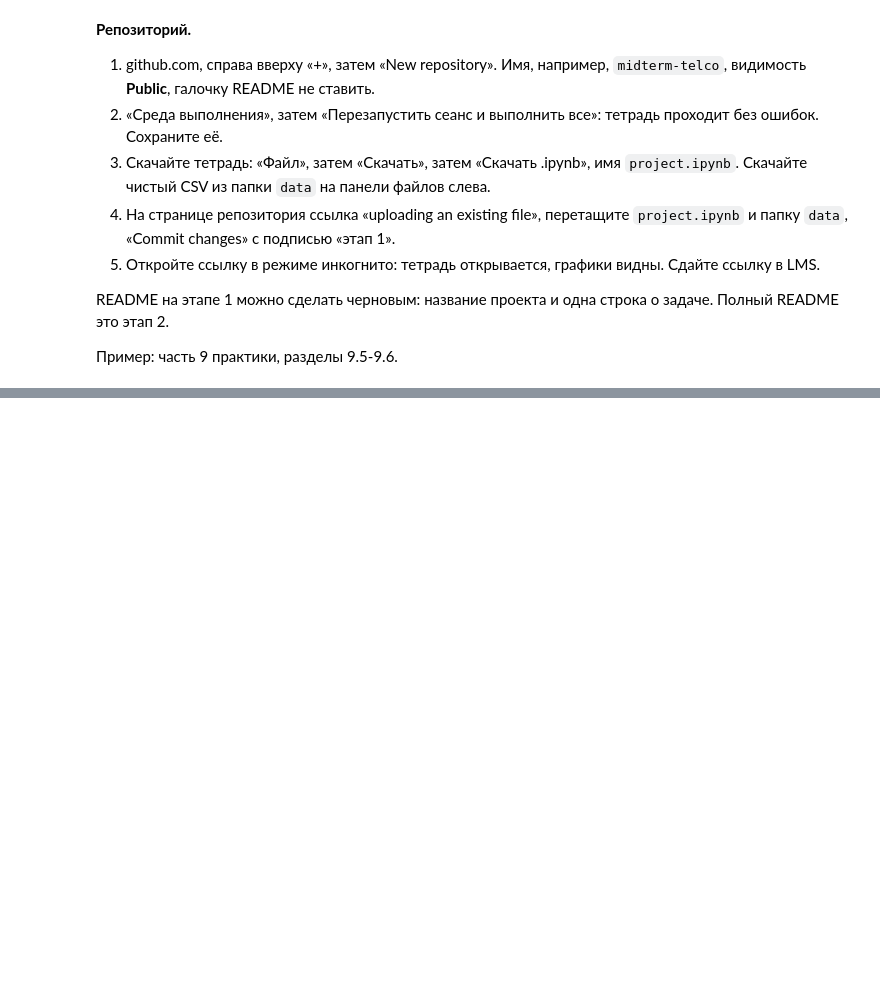
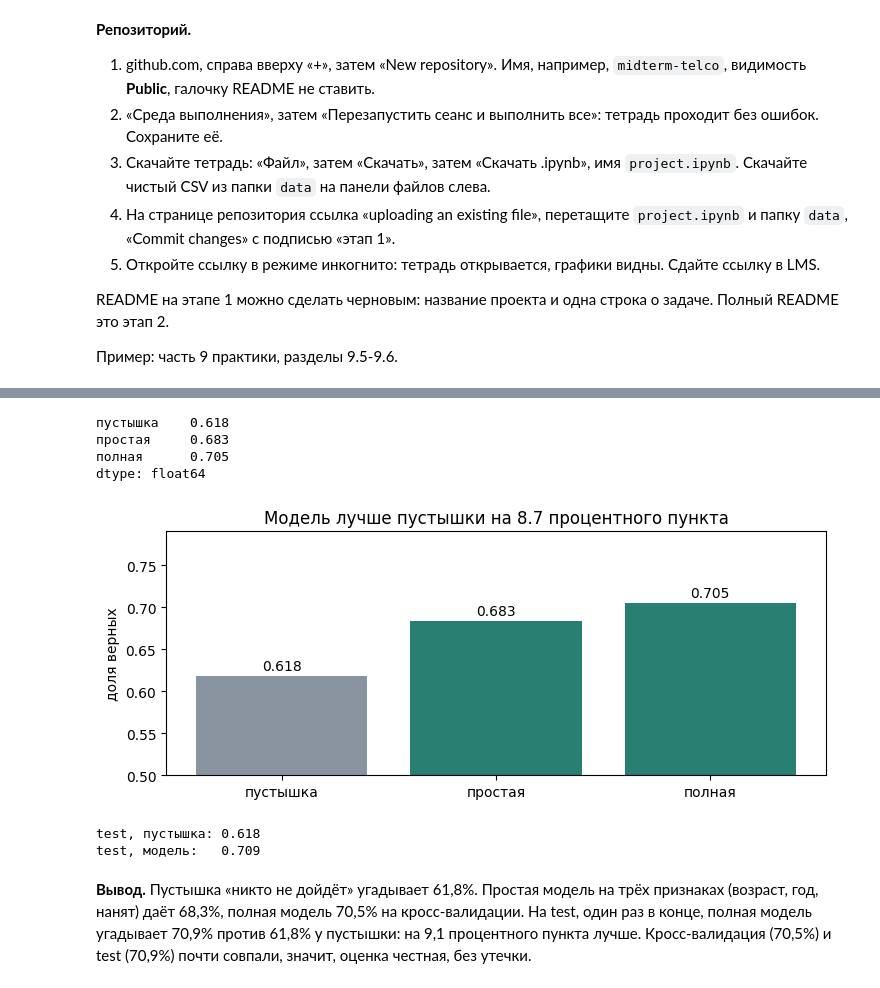
Before and after one commit to mmtzma/midterm-himalaya, a Jupyter notebook: project.ipynb, the cells around one changed output, grey strips where cells are left out. Drawn from its saved outputs; the diff is of its cells as text; code cells hidden in the pictures; blank space fills up the shorter version.

```diff
--- a/project.ipynb
+++ b/project.ipynb
@@ -998,0 +1037,9 @@ README на этапе 1 можно сделать черновым: назва
+# %%
+# эта ячейка уже есть в «Помощниках» этапа 1, здесь она нужна, чтобы тетрадь запускалась сама по себе
+from pathlib import Path
+
+import matplotlib.pyplot as plt
+import numpy as np
+import pandas as pd
+
+TEAL, ORANGE, RED, NAVY, GRAY = "#278071", "#E0843B", "#B0413E", "#13293E", "#8A94A0"
@@ -1032,0 +1212,12 @@ Train и test, пустышка, простая модель на 3-5 призн
+# %%
+num_cols = ["age", "year"]
+flag_cols = ["hired", "solo", "age_missing", "modern_era", "main_season", "is_everest", "is_nepali"]
+cat_cols = ["season", "sex", "citizenship", "expedition_role", "peak_id"]
+
+prep = make_prep(num_cols, cat_cols, flag_cols, add_features=add_features, min_frequency=10)
+Z = prep.fit_transform(X_train)
+print(Z.shape, "пропусков:", int(np.isnan(Z).sum()))
+
+encoder = prep[-1].named_transformers_["onehotencoder"]
+for col, cats, rare in zip(cat_cols, encoder.categories_, encoder.infrequent_categories_):
+  print(col, "| значений:", len(cats), "| редких в общий столбец:", 0 if rare is None else len(rare))
@@ -1032,0 +1268,11 @@ Train и test, пустышка, простая модель на 3-5 призн
+# %%
+leaks = ["highpoint_metres", "died", "injured"]
+ids = ["expedition_id", "member_id", "peak_name"]
+inputs = [c for c in clean_df.columns if c not in leaks + ids + [TARGET]]
+
+data = clean_df.copy()
+data["age"] = data["age"].where(data["age_missing"] == 0)
+X, y = data[inputs], data[TARGET]
+X_train, X_test, y_train, y_test = train_test_split(X, y, test_size=0.2, random_state=42, stratify=y)
+print(inputs)
+print(X_train.shape, X_test.shape, "доля успеха:", round(y_train.mean(), 3), round(y_test.mean(), 3))
@@ -1032,0 +1315,28 @@ Train и test, пустышка, простая модель на 3-5 призн
+# %%
+few_prep = make_prep(["age", "year"], flag_cols=["hired"])          # простая: 3 признака
+full_prep = make_prep(num_cols, cat_cols, flag_cols, add_features=add_features, min_frequency=10)
+
+ladder = pd.Series({
+    "пустышка": cv_score(make_dummy(y), X_train, y_train),
+    "простая": cv_score(make_model(few_prep, y), X_train, y_train),
+    "полная": cv_score(make_model(full_prep, y), X_train, y_train),
+})
+print(ladder.round(3))
+ladder_plot(ladder, y, path="figures/baseline.png")
+# %% [output]
+пустышка    0.618
+простая     0.683
+полная      0.705
+dtype: float64
+[figure, added]
+# %%
+final_model = make_model(full_prep, y).fit(X_train, y_train)
+dummy_test = test_score(make_dummy(y).fit(X_train, y_train), X_test, y_test)
+model_test = test_score(final_model, X_test, y_test)
+print("test, пустышка:", round(dummy_test, 3))
+print("test, модель:  ", round(model_test, 3))
+# %% [output]
+test, пустышка: 0.618
+test, модель:   0.709
+# %% [markdown]
+**Вывод.** Пустышка «никто не дойдёт» угадывает 61,8%. Простая модель на трёх признаках (возраст, год, нанят) даёт 68,3%, полная модель 70,5% на кросс-валидации. На test, один раз в конце, полная модель угадывает 70,9% против 61,8% у пустышки: на 9,1 процентного пункта лучше. Кросс-валидация (70,5%) и test (70,9%) почти совпали, значит, оценка честная, без утечки.
```
Also changed, not shown: parts of 28 cells of this notebook.
